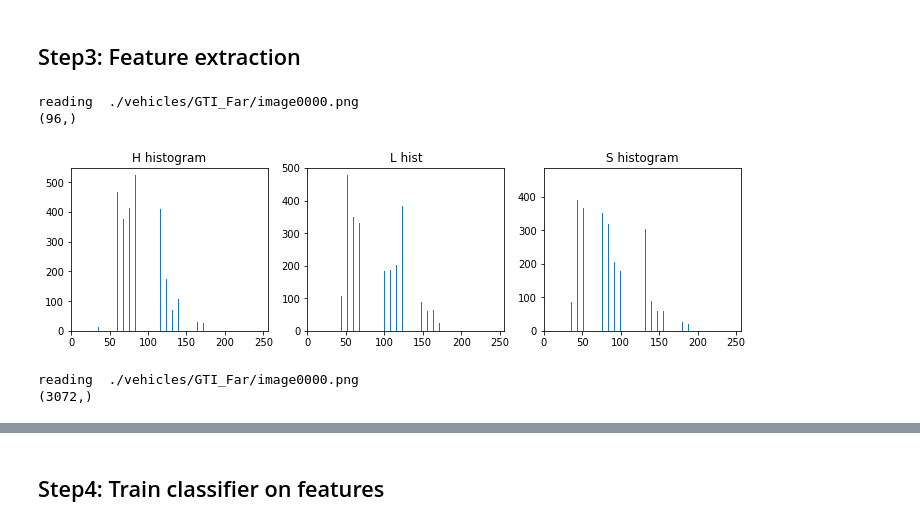
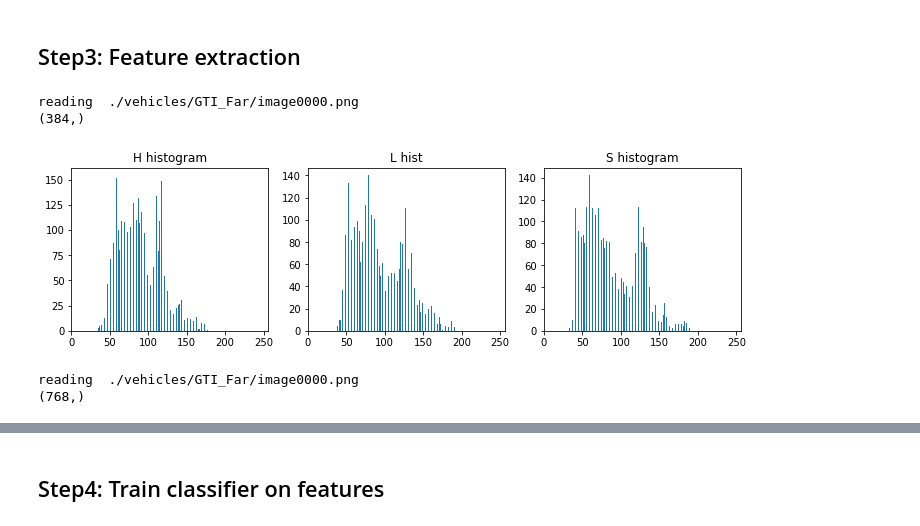
Before and after one commit to jxlin/CarND-Vehicle-Detection, a Jupyter notebook: Classifier.ipynb, the cells around one changed output, grey strips where cells are left out. Drawn from its saved outputs; the diff is of its cells as text; code cells hidden in the pictures.

```diff
--- a/Classifier.ipynb
+++ b/Classifier.ipynb
@@ -111,7 +111,7 @@ def observe_colorspace():
 # %%
 # Extact color histogram features
 
-def color_hist(img, nbins=32, bins_range=(0, 256), visualize=False):
+def color_hist(img, nbins=128, bins_range=(0, 256), visualize=False):
     channel1 = np.histogram(img[:,:,0], bins=nbins, range=bins_range)
     channel2 = np.histogram(img[:,:,1], bins=nbins, range=bins_range)
     channel3 = np.histogram(img[:,:,2], bins=nbins, range=bins_range)
@@ -124,39 +124,39 @@ def color_hist(img, nbins=32, bins_range=(0, 256), visualize=False):
         return features
 
 img_name = vehicle_imgs[0]
 print('reading ', img_name)
 img = cv2.imread(vehicle_imgs[0])
 
 features, histograms = color_hist(img, visualize=True)
 hist1, hist2, hist3 = histograms
 
 # visualize histogram
 # calculate bin center
 bin_edges = hist1[1]
 bin_centers = (bin_edges[1:] + bin_edges[0:len(bin_edges)-1])/2
 
 fig = plt.figure(figsize=(12,3))
 plt.subplot(131)
 plt.bar(bin_centers, hist1[0])
 plt.xlim(0, 256)
 plt.title('H histogram')
 plt.subplot(132)
 plt.bar(bin_centers, hist2[0])
 plt.xlim(0, 256)
 plt.title('L hist')
 plt.subplot(133)
 plt.bar(bin_centers, hist3[0])
 plt.xlim(0, 256)
 plt.title('S histogram')
 plt.show()
 # %% [output]
 reading  ./vehicles/GTI_Far/image0000.png
-(96,)
+(384,)
-[figure, old version]
+[figure, new version]
 # %%
 # Extract spatial bin features
 
-def bin_spatial(img, size=(32, 32)):
+def bin_spatial(img, size=(16, 16)):
     resize_img = cv2.resize(img, size)
     color1 = resize_img[:,:,0].ravel()
     color2 = resize_img[:,:,1].ravel()
@@ -171,7 +171,7 @@ features = bin_spatial(img)
 print(features.shape)
 # %% [output]
 reading  ./vehicles/GTI_Far/image0000.png
-(3072,)
+(768,)
 # %%
 # Extract hog features
 from skimage.feature import hog
```
Also changed, not shown: parts of 11 cells of this notebook, 3 other files.
